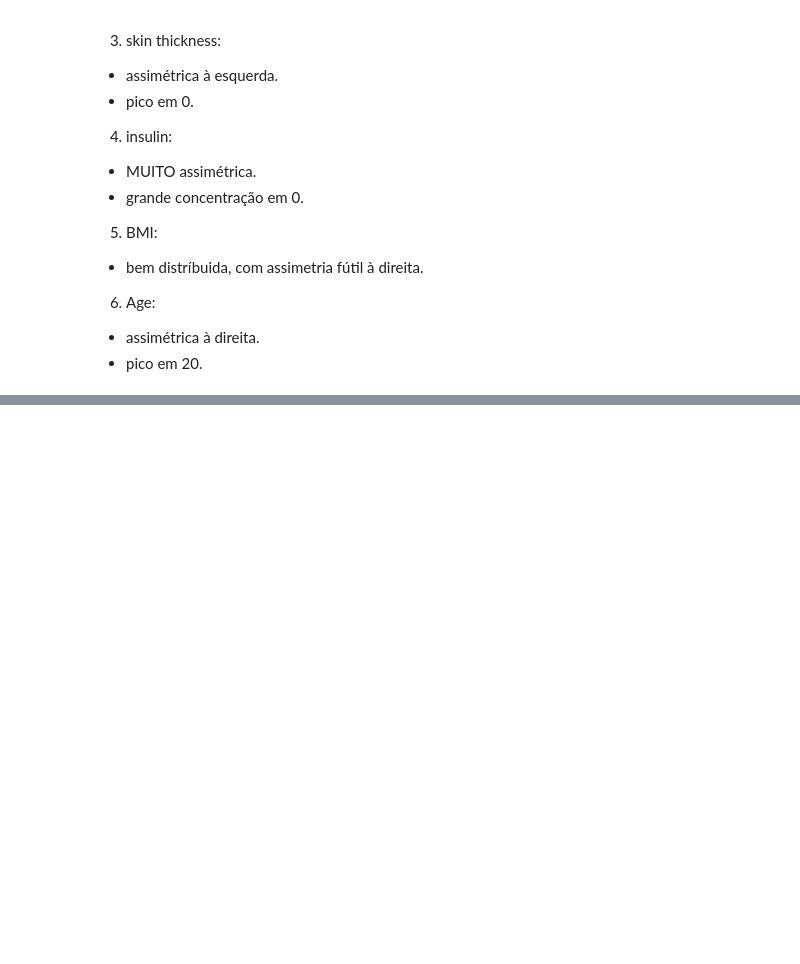
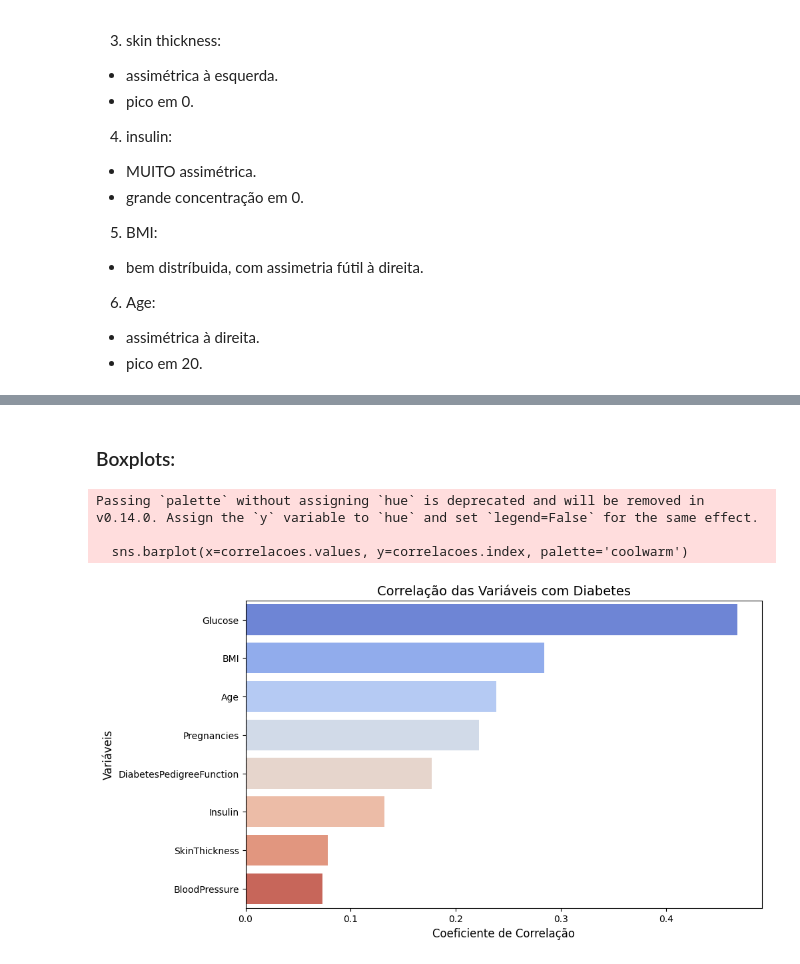
Before and after one commit to Dexmachi/Processo-seletivo-CiS, a Jupyter notebook: Questionário CiS.ipynb, the cells around one changed output, grey strips where cells are left out. Saved outputs shown, nothing was run; the diff lists cells and outputs as text; code cells hidden in the pictures; blank space fills up the shorter version.

```diff
--- a/Questionário CiS.ipynb
+++ b/Questionário CiS.ipynb
@@ -295,0 +351,17 @@ plt.show()
+# %% [markdown]
+### Boxplots:
+# %%
+correlacoes = ds.corr()['Outcome'].sort_values(ascending=False)[1:] # .corr()['outcome'] faz uma correlação automáticamente com todas as outras áreas do csv, .sort_values ajeita eles de forma correta, [1:] tira a barra 'outcome'
+
+plt.figure(figsize=(10, 6))
+sns.barplot(x=correlacoes.values, y=correlacoes.index, palette='coolwarm')
+plt.title('Correlação das Variáveis com Diabetes', fontsize=14)
+plt.xlabel('Coeficiente de Correlação', fontsize=12)
+plt.ylabel('Variáveis', fontsize=12)
+plt.axvline(0, color='black', linestyle='--')
+plt.show()
+# %% [output]
+Passing `palette` without assigning `hue` is deprecated and will be removed in v0.14.0. Assign the `y` variable to `hue` and set `legend=False` for the same effect.
+
+  sns.barplot(x=correlacoes.values, y=correlacoes.index, palette='coolwarm')
+[figure, added]
```
Also changed, not shown: parts of 39 cells of this notebook.
